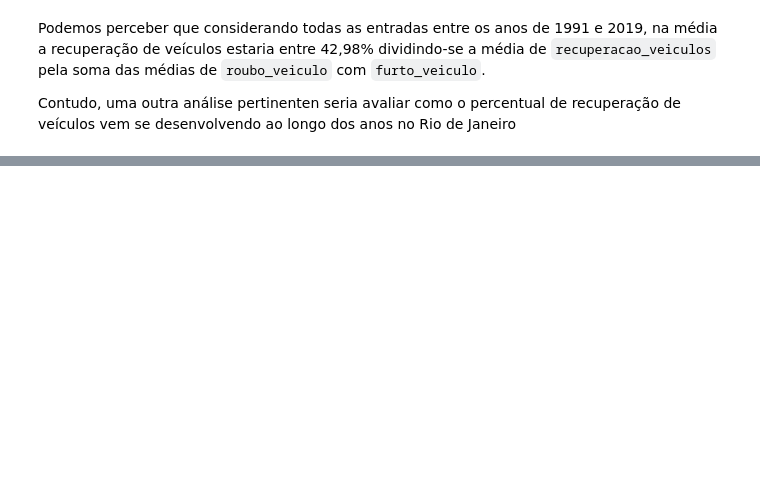
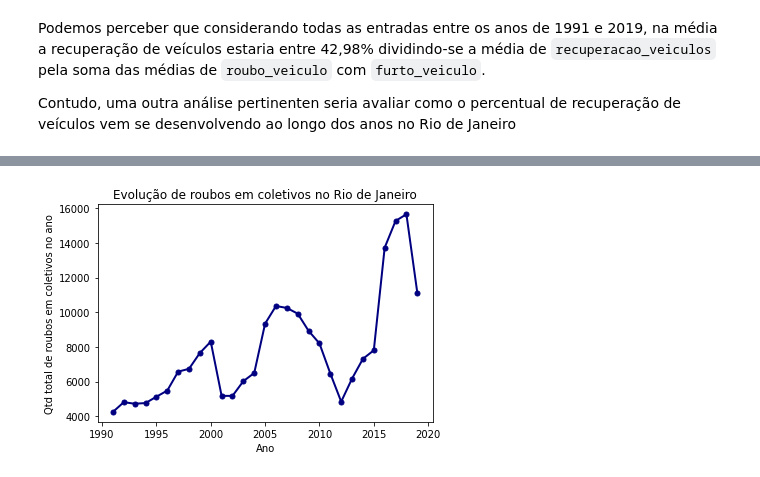
Before and after one commit to caiobmbr/datascience-projects, a Jupyter notebook: Analisando_a_Violência_no_Rio_de_Janeiro.ipynb, the cells around one changed output, grey strips where cells are left out. Cells and saved outputs as stored; diff of their text form; code cells hidden in the pictures; blank space fills up the shorter version.

```diff
--- a/Analisando_a_Violência_no_Rio_de_Janeiro.ipynb
+++ b/Analisando_a_Violência_no_Rio_de_Janeiro.ipynb
@@ -174,0 +244,10 @@ Escreva suas conclusões e análises sobre os indicadores de violência do Rio d
+# %%
+# plotar o gráfico sobre a evolução da quantidade roubos em coletivo por ano no Rio de Janeiro
+df_roubo_em_coletivo = df.groupby(by=['vano']).roubo_em_coletivo.sum()
+
+ax1 = df_roubo_em_coletivo.plot(lw=2, colormap='jet', marker='.', markersize=10, title='Evolução de roubos em coletivos no Rio de Janeiro')
+ax1.set_xlabel("Ano")
+ax1.set_ylabel("Qtd total de roubos em coletivos no ano")
+plt.show()
+# %% [output]
+[figure, added]
```
Also changed, not shown: parts of 21 cells of this notebook.
